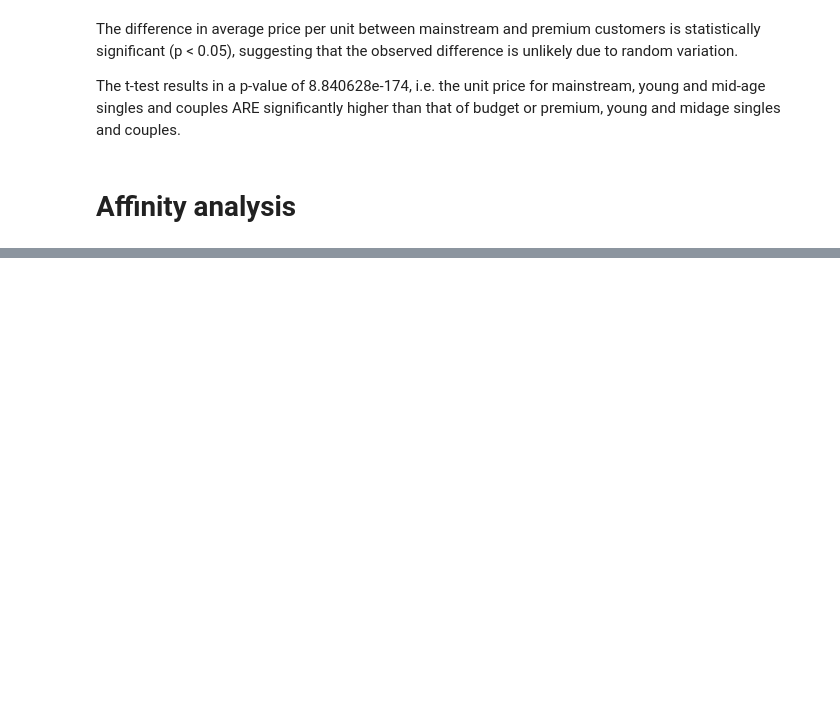
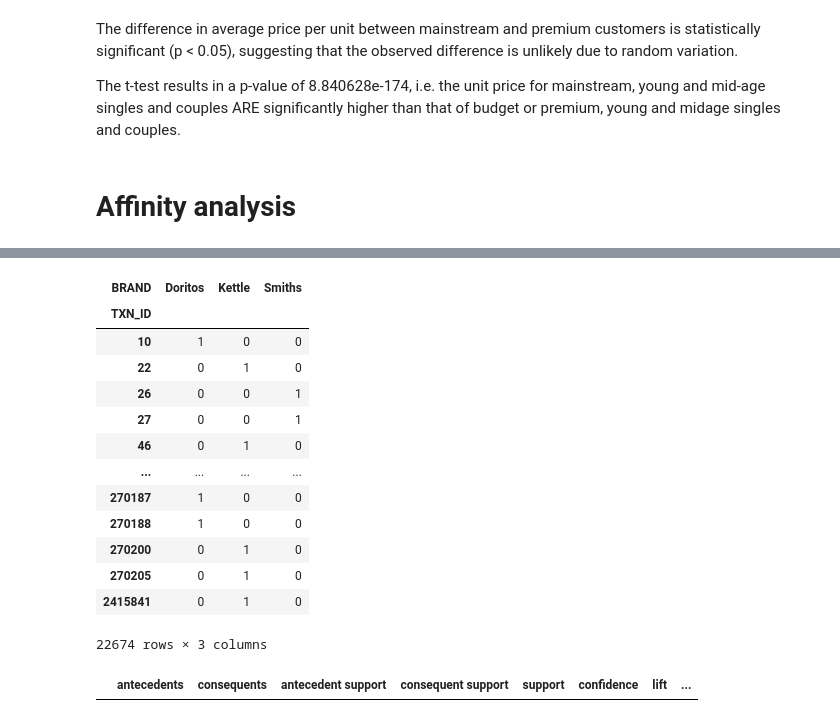
Before and after one commit to Ekatskoropud/Quantium, a Jupyter notebook: Task 1/Data analysis.ipynb, the cells around one changed output, grey strips where cells are left out. Drawn from its saved outputs; the diff is of its cells as text; code cells hidden in the pictures; blank space fills up the shorter version.

```diff
--- a/Task 1/Data analysis.ipynb
+++ b/Task 1/Data analysis.ipynb
@@ -279,0 +298,38 @@ ax.tick_params(axis="x", rotation = 90)
+# %%
+top_brands = target["BRAND"].value_counts().head(5).index
+target = target[target["BRAND"].isin(top_brands)]
+
+basket = (
+    target
+    .groupby(["TXN_ID", "BRAND"])["PROD_QTY"]
+    .sum()
+    .unstack()
+    .fillna(0)
+)
+
+basket = (basket > 0).astype(int)
+
+basket
+# %% [output]
+| BRAND | Doritos | Kettle | Smiths |
+| TXN_ID |  |  |  |
+| 10 | 1 | 0 | 0 |
+| 22 | 0 | 1 | 0 |
+| 26 | 0 | 0 | 1 |
+| 27 | 0 | 0 | 1 |
+| 46 | 0 | 1 | 0 |
+| ... | ... | ... | ... |
+| 270187 | 1 | 0 | 0 |
+| 270188 | 1 | 0 | 0 |
+| 270200 | 0 | 1 | 0 |
+| 270205 | 0 | 1 | 0 |
+| 2415841 | 0 | 1 | 0 |
+22674 rows × 3 columns
+# %%
+freq_items = apriori(basket, min_support=0.01, use_colnames=True)
+
+rules = association_rules(freq_items, metric="lift", min_threshold=1)
+
+rules.sort_values("lift", ascending=False).head(10)
+# %% [output]
+|  | antecedents | consequents | antecedent support | consequent support | support | confidence | lift | ... |
```
Also changed, not shown: parts of 3 cells of this notebook.
